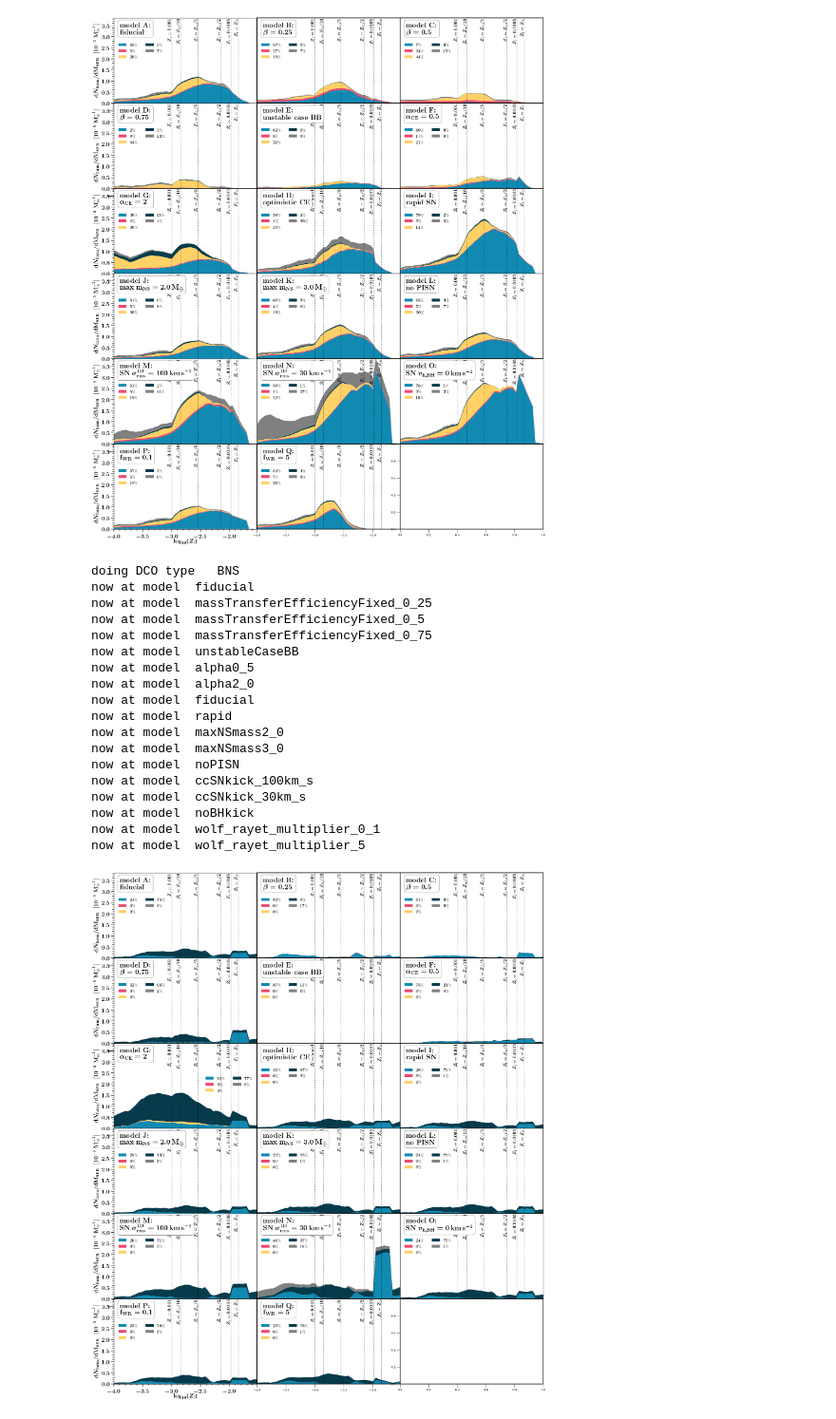
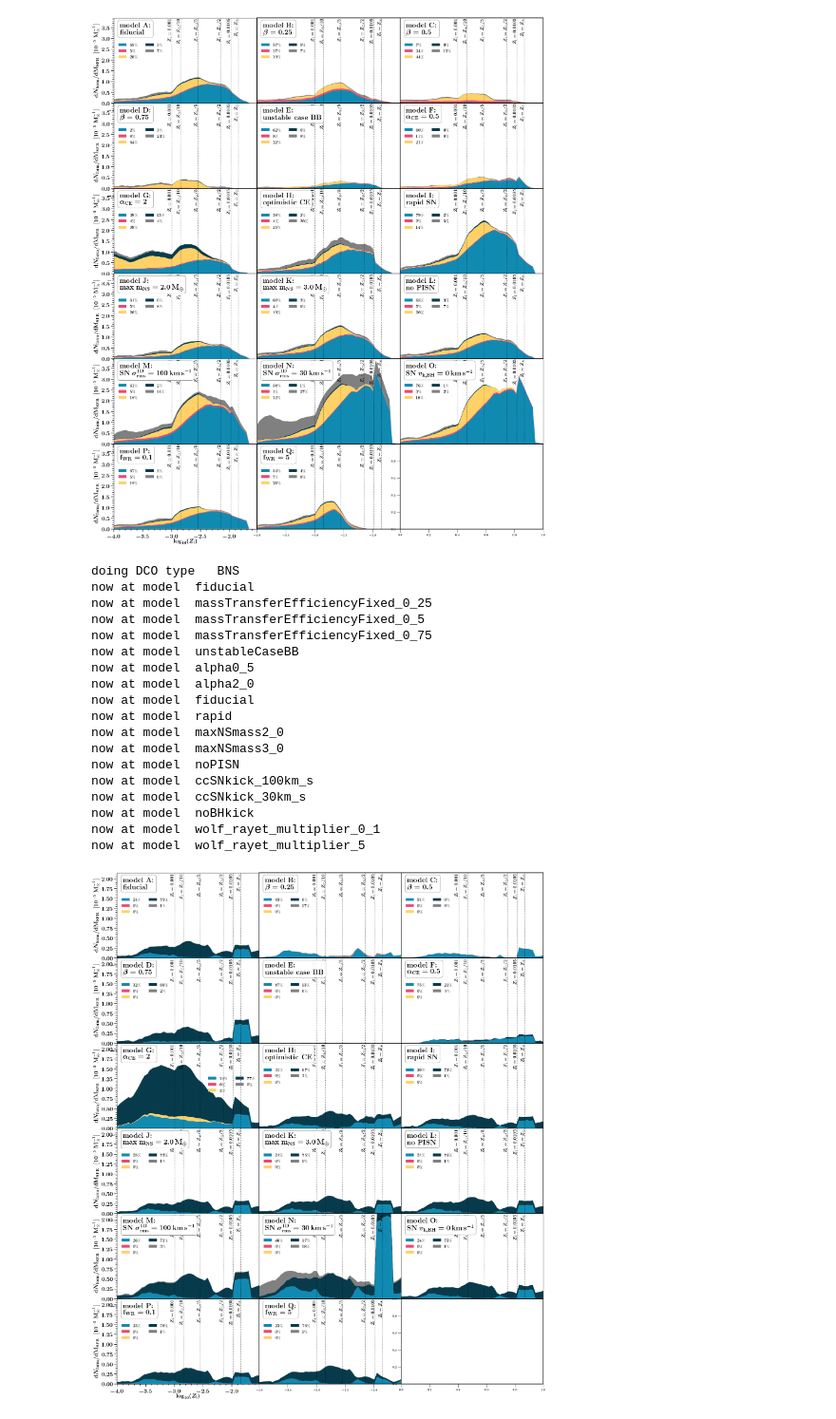
Before and after one commit to FloorBroekgaarden/DCO_FormationChannels, a Jupyter notebook: plottingCode/Fig_A1_Fig_A2_and_Fig_A3/make_Appendix_figures_Rate_per_Zi.ipynb, the cells around one changed output. Shown at 95% size. Cells and saved outputs as stored; diff of their text form; code cells hidden in the pictures.

Commit message:
update metallicity figures with bette ry label

```diff
--- a/plottingCode/Fig_A1_Fig_A2_and_Fig_A3/make_Appendix_figures_Rate_per_Zi.ipynb
+++ b/plottingCode/Fig_A1_Fig_A2_and_Fig_A3/make_Appendix_figures_Rate_per_Zi.ipynb
@@ -294,24 +294,24 @@ now at model  wolf_rayet_multiplier_5
 [figure]
 # %%
 csvPath ='/Users/floorbroekgaarden/Projects/GitHub/Double-Compact-Object-Mergers/dataFiles/summary_data_Fig_1/'
-plotGridFormationRatePerMetallicity(DCOtype = 'BNS',Ylim = 2.85, csvPath=csvPath)
+plotGridFormationRatePerMetallicity(DCOtype = 'BNS',Ylim = 2.15, csvPath=csvPath)
 # %% [output]
 doing DCO type   BNS
 now at model  fiducial
 now at model  massTransferEfficiencyFixed_0_25
 now at model  massTransferEfficiencyFixed_0_5
 now at model  massTransferEfficiencyFixed_0_75
 now at model  unstableCaseBB
 now at model  alpha0_5
 now at model  alpha2_0
 now at model  fiducial
 now at model  rapid
 now at model  maxNSmass2_0
 now at model  maxNSmass3_0
 now at model  noPISN
 now at model  ccSNkick_100km_s
 now at model  ccSNkick_30km_s
 now at model  noBHkick
 now at model  wolf_rayet_multiplier_0_1
 now at model  wolf_rayet_multiplier_5
-[figure, old version]
+[figure, new version]
```
Also changed, not shown: parts of 2 cells of this notebook, 8 other files.
